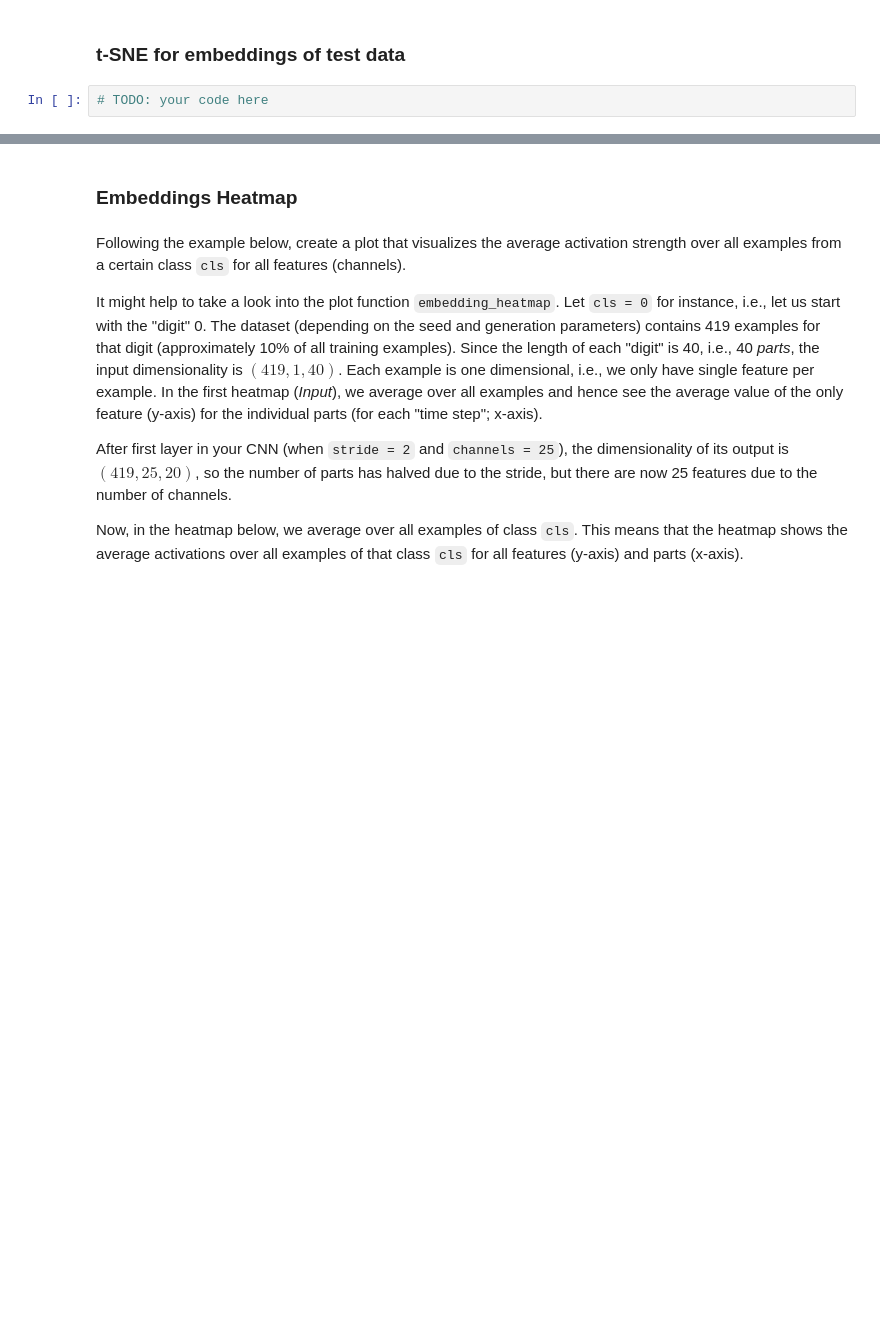
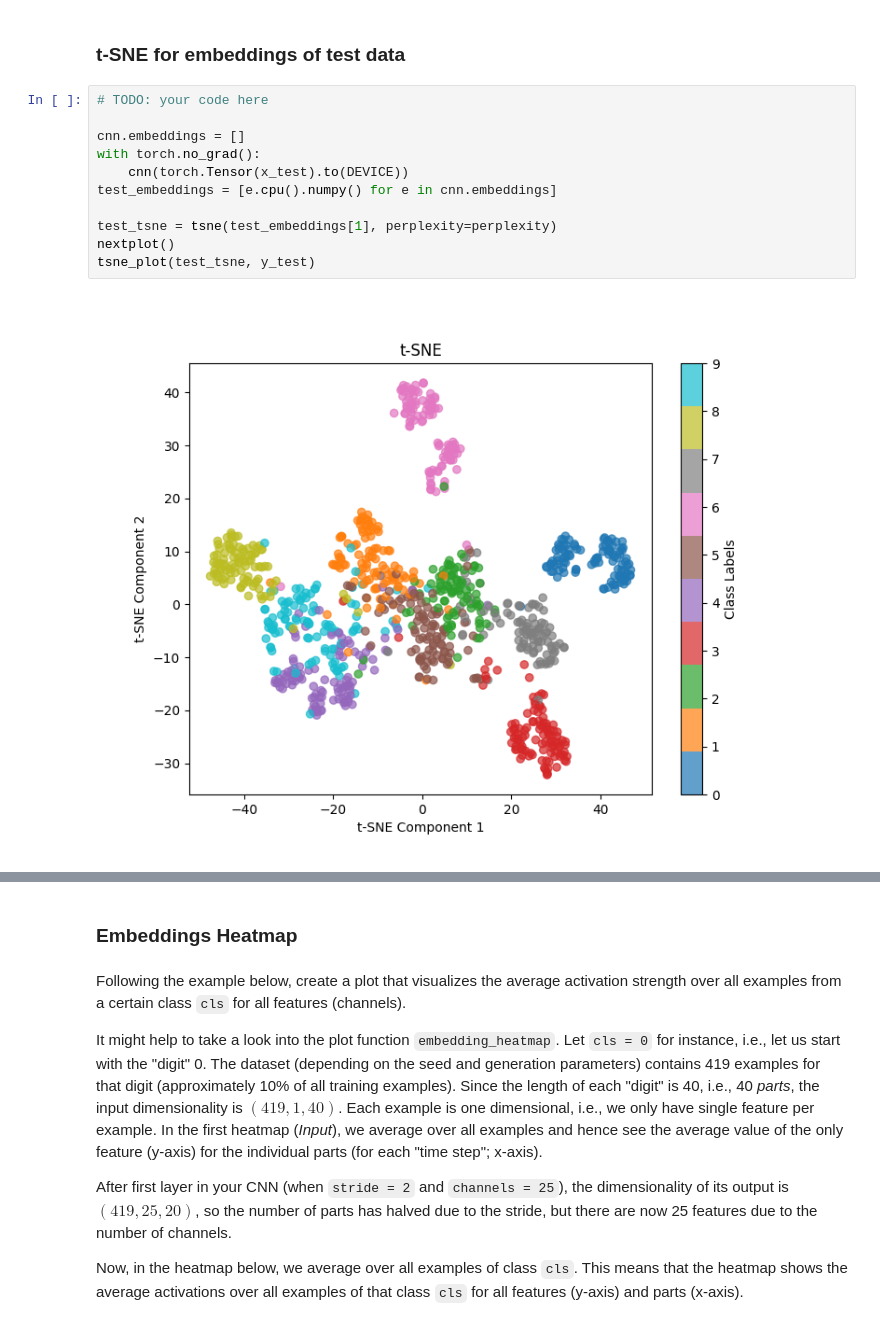
Before and after one commit to sinandraide/DL_a02, a Jupyter notebook: solutions/a02_3.ipynb, the cells around one changed output, grey strips where cells are left out. Drawn from its saved outputs; the diff is of its cells as text; blank space fills up the shorter version.

```diff
--- a/solutions/a02_3.ipynb
+++ b/solutions/a02_3.ipynb
@@ -49,3 +70,14 @@ train_embeddings = [e.cpu().numpy() for e in cnn.embeddings]
 ### t-SNE for embeddings of test data
 # %%
 # TODO: your code here
+
+cnn.embeddings = []
+with torch.no_grad():
+    cnn(torch.Tensor(x_test).to(DEVICE))
+test_embeddings = [e.cpu().numpy() for e in cnn.embeddings]
+
+test_tsne = tsne(test_embeddings[1], perplexity=perplexity)
+nextplot()
+tsne_plot(test_tsne, y_test)
+# %% [output]
+[figure, added]
```
Also changed, not shown: parts of 6 cells of this notebook, 5 other files.
